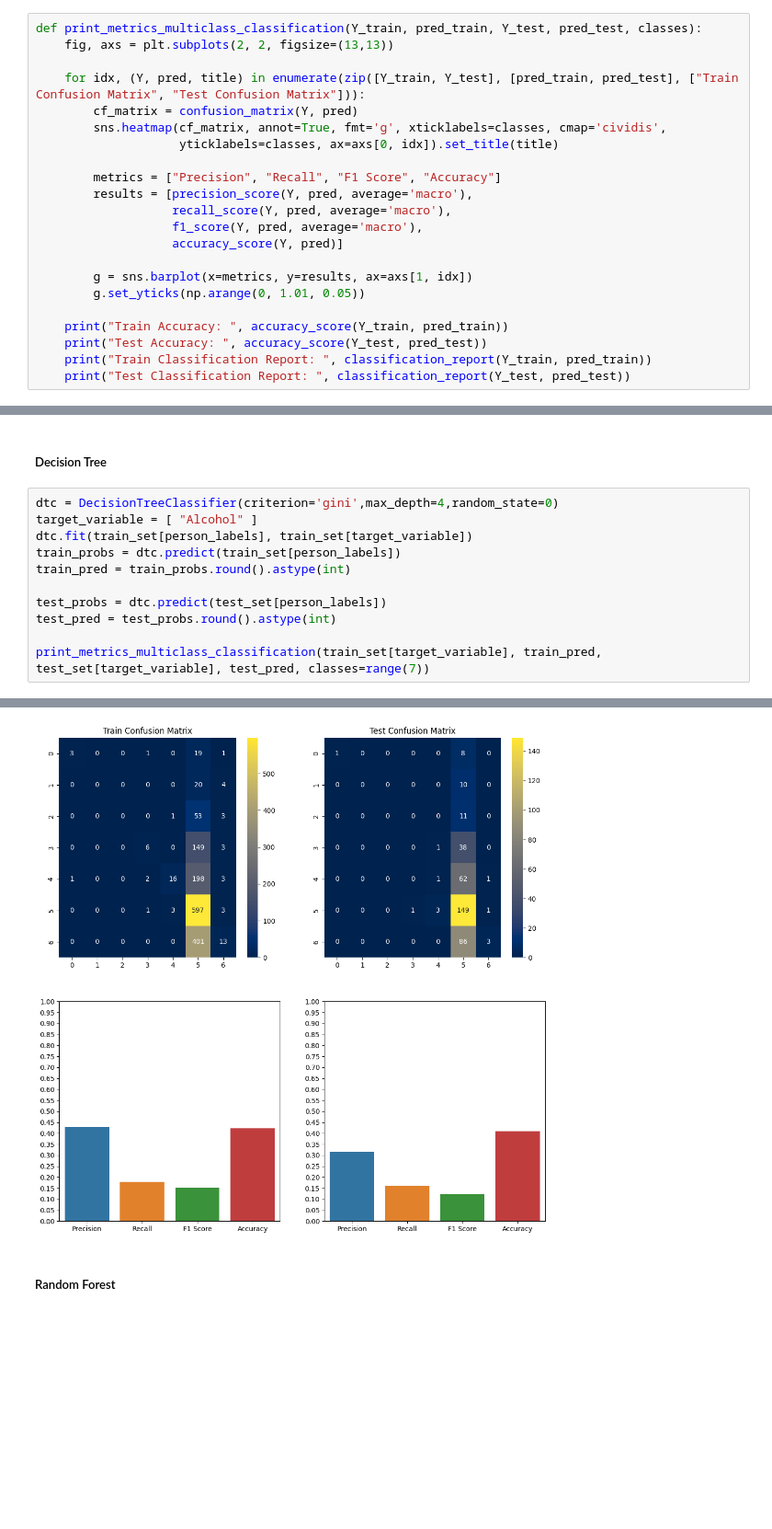
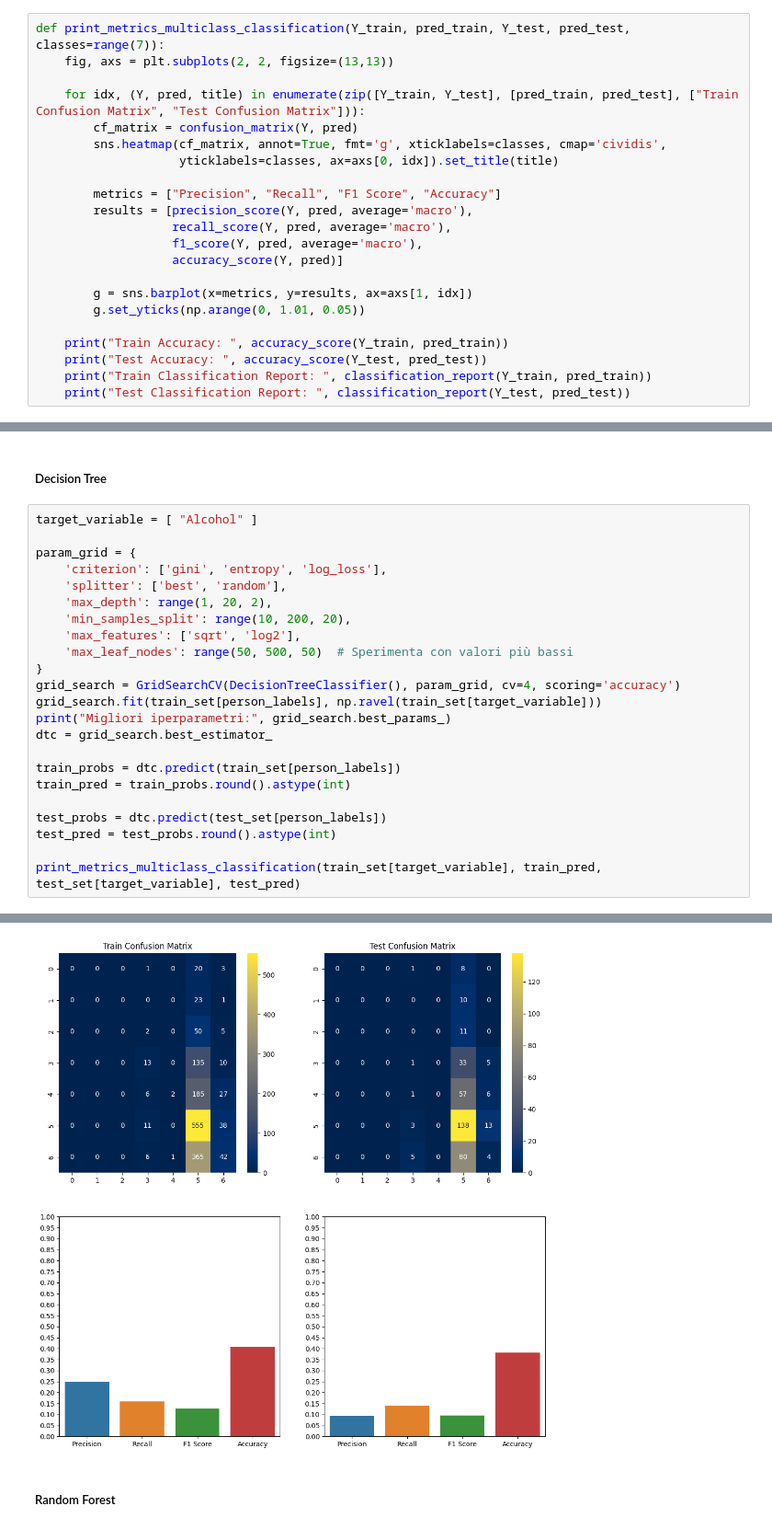
Before and after one commit to Wornairz/UniCT, a Jupyter notebook: FAD/fad_project.ipynb, the cells around one changed output, grey strips where cells are left out. Shown at 92% size. Saved outputs shown, nothing was run; the diff lists cells and outputs as text; blank space fills up the shorter version.

```diff
--- a/FAD/fad_project.ipynb
+++ b/FAD/fad_project.ipynb
@@ -443,7 +478,7 @@ Test Accuracy:  0.824468085106383
 # %% [markdown]
 #### Multiclasse
 # %%
-def print_metrics_multiclass_classification(Y_train, pred_train, Y_test, pred_test, classes):
+def print_metrics_multiclass_classification(Y_train, pred_train, Y_test, pred_test, classes=range(7)):
     fig, axs = plt.subplots(2, 2, figsize=(13,13))
 
     for idx, (Y, pred, title) in enumerate(zip([Y_train, Y_test], [pred_train, pred_test], ["Train Confusion Matrix", "Test Confusion Matrix"])):
@@ -531,14 +588,26 @@ weighted avg       0.26      0.30      0.28       376
 # %% [markdown]
 ##### Decision Tree
 # %%
-dtc = DecisionTreeClassifier(criterion='gini',max_depth=4,random_state=0)
 target_variable = [ "Alcohol" ]
-dtc.fit(train_set[person_labels], train_set[target_variable])
+
+param_grid = {
+    'criterion': ['gini', 'entropy', 'log_loss'],
+    'splitter': ['best', 'random'],
+    'max_depth': range(1, 20, 2),
+    'min_samples_split': range(10, 200, 20),
+    'max_features': ['sqrt', 'log2'],
+    'max_leaf_nodes': range(50, 500, 50)  # Sperimenta con valori più bassi
+}
+grid_search = GridSearchCV(DecisionTreeClassifier(), param_grid, cv=4, scoring='accuracy')
+grid_search.fit(train_set[person_labels], np.ravel(train_set[target_variable]))
+print("Migliori iperparametri:", grid_search.best_params_)
+dtc = grid_search.best_estimator_
+
 train_probs = dtc.predict(train_set[person_labels])
 train_pred = train_probs.round().astype(int)
 
 test_probs = dtc.predict(test_set[person_labels])
 test_pred = test_probs.round().astype(int)
 
-print_metrics_multiclass_classification(train_set[target_variable], train_pred, test_set[target_variable], test_pred, classes=range(7))
+print_metrics_multiclass_classification(train_set[target_variable], train_pred, test_set[target_variable], test_pred)
 # %% [output]
@@ -562,4 +632,4 @@ weighted avg       0.37      0.41      0.26       376
-[figure, old version]
+[figure, new version]
 # %% [markdown]
 ##### Random Forest
 # %%
```
Also changed, not shown: parts of 15 cells of this notebook.
